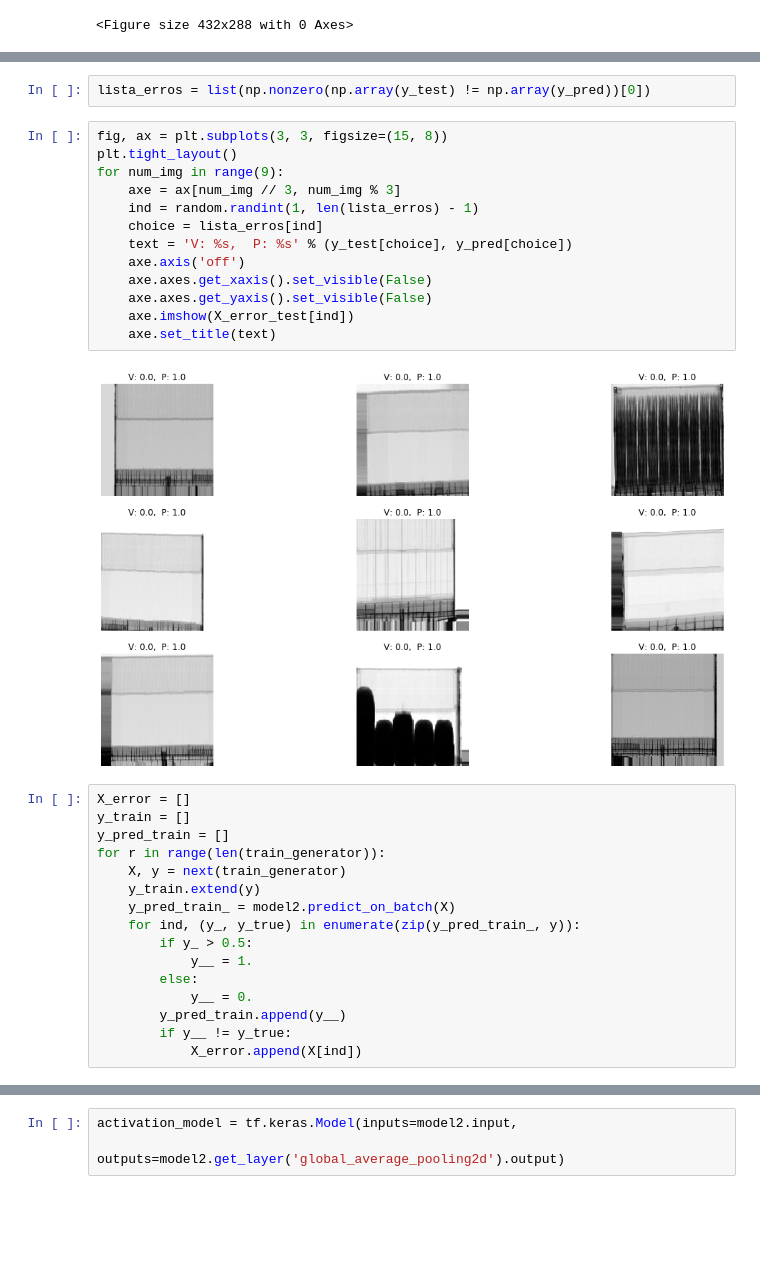
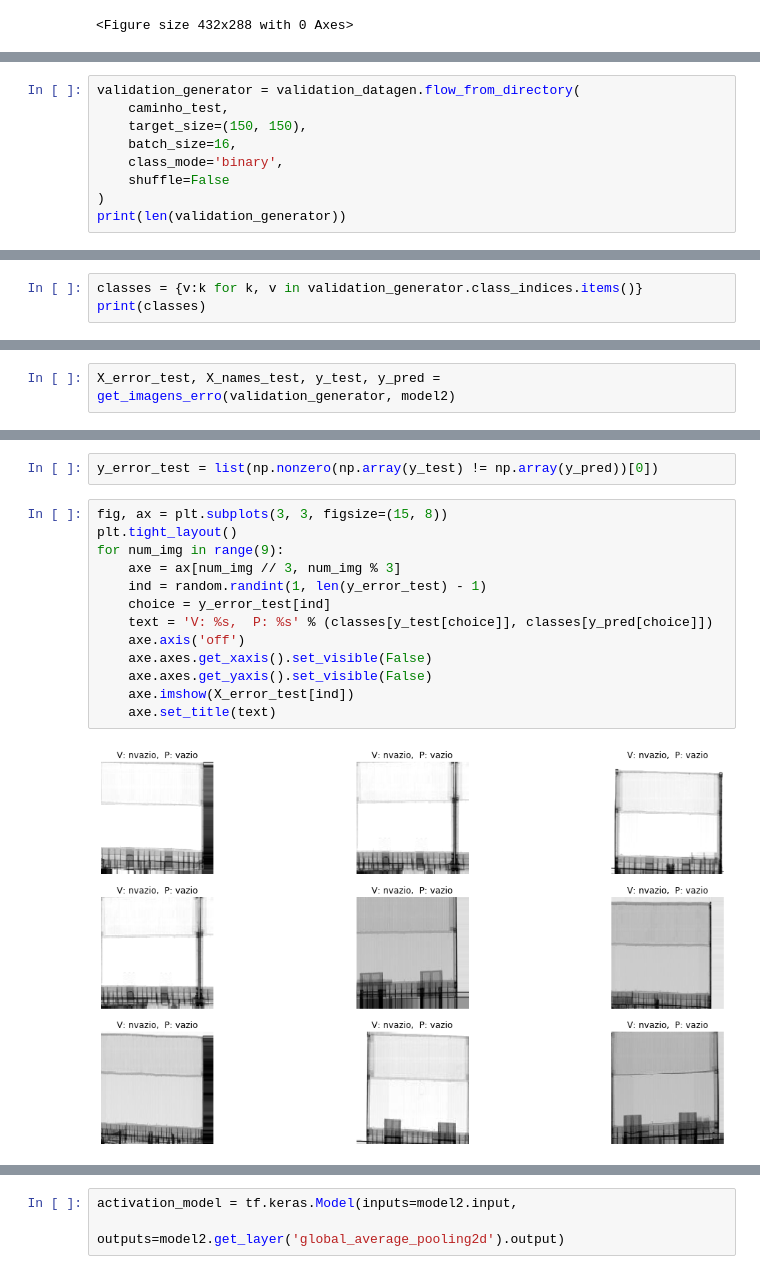
Before and after one commit to IvanBrasilico/model_ajna_1, a Jupyter notebook: notebooks/01-Baseline-redesimples-vazio.ipynb, the cells around one changed output, grey strips where cells are left out. Cells and saved outputs as stored; diff of their text form; blank space fills up the shorter version.

```diff
--- a/notebooks/01-Baseline-redesimples-vazio.ipynb
+++ b/notebooks/01-Baseline-redesimples-vazio.ipynb
@@ -382,0 +385,9 @@ for r in range(len(validation_generator)):
+# %%
+validation_generator = validation_datagen.flow_from_directory(
+    caminho_test,
+    target_size=(150, 150),
+    batch_size=16,
+    class_mode='binary',
+    shuffle=False
+)
+print(len(validation_generator))
@@ -382,0 +397,3 @@ for r in range(len(validation_generator)):
+# %%
+classes = {v:k for k, v in validation_generator.class_indices.items()}
+print(classes)
@@ -383,2 +402,4 @@ for r in range(len(validation_generator)):
+# %%
+X_error_test, X_names_test, y_test, y_pred = get_imagens_erro(validation_generator, model2)
 # %%
 print(len(y_test))
@@ -413,33 +430,17 @@ weighted avg       0.96      0.95      0.95      2317
 # %%
-lista_erros = list(np.nonzero(np.array(y_test) != np.array(y_pred))[0])
+y_error_test = list(np.nonzero(np.array(y_test) != np.array(y_pred))[0])
 # %%
 fig, ax = plt.subplots(3, 3, figsize=(15, 8))
 plt.tight_layout()
 for num_img in range(9):
     axe = ax[num_img // 3, num_img % 3]
-    ind = random.randint(1, len(lista_erros) - 1)
-    choice = lista_erros[ind]
-    text = 'V: %s,  P: %s' % (y_test[choice], y_pred[choice])
+    ind = random.randint(1, len(y_error_test) - 1)
+    choice = y_error_test[ind]
+    text = 'V: %s,  P: %s' % (classes[y_test[choice]], classes[y_pred[choice]])
     axe.axis('off')
     axe.axes.get_xaxis().set_visible(False)
     axe.axes.get_yaxis().set_visible(False)
     axe.imshow(X_error_test[ind])
     axe.set_title(text)
 # %% [output]
-[figure, old version]
+[figure, new version]
-# %%
-X_error = []
-y_train = []
-y_pred_train = []
-for r in range(len(train_generator)):
-    X, y = next(train_generator)
-    y_train.extend(y)
-    y_pred_train_ = model2.predict_on_batch(X)
-    for ind, (y_, y_true) in enumerate(zip(y_pred_train_, y)):
-        if y_ > 0.5:
-            y__ = 1.
-        else:
-            y__ = 0.
-        y_pred_train.append(y__)
-        if y__ != y_true:
-            X_error.append(X[ind])
```
Also changed, not shown: parts of 34 cells of this notebook, 2 other files.
